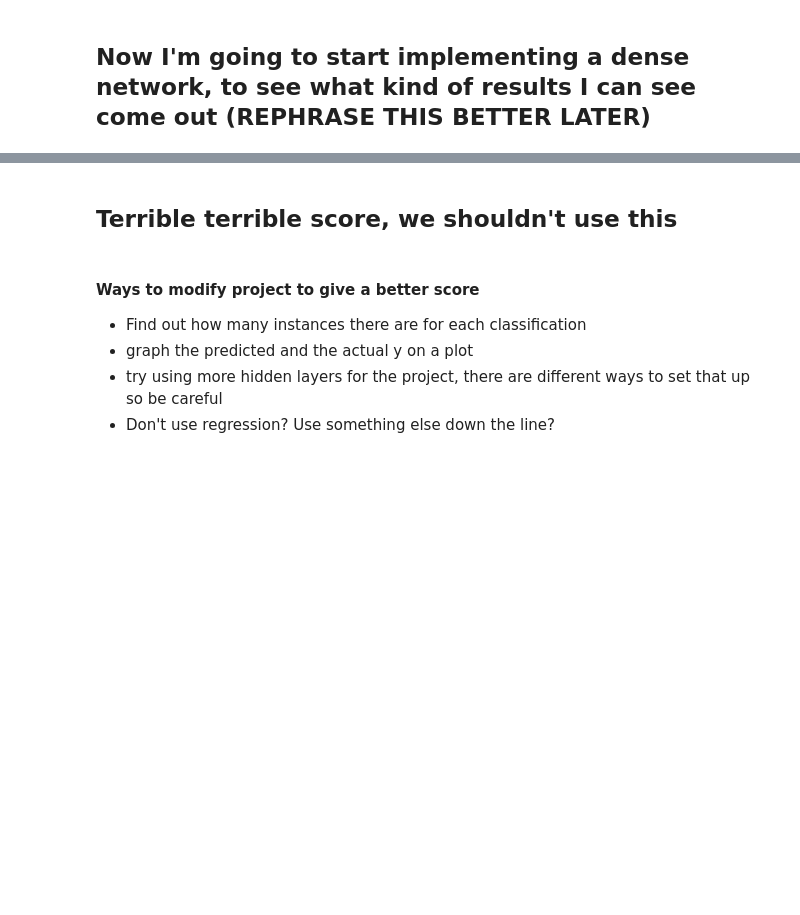
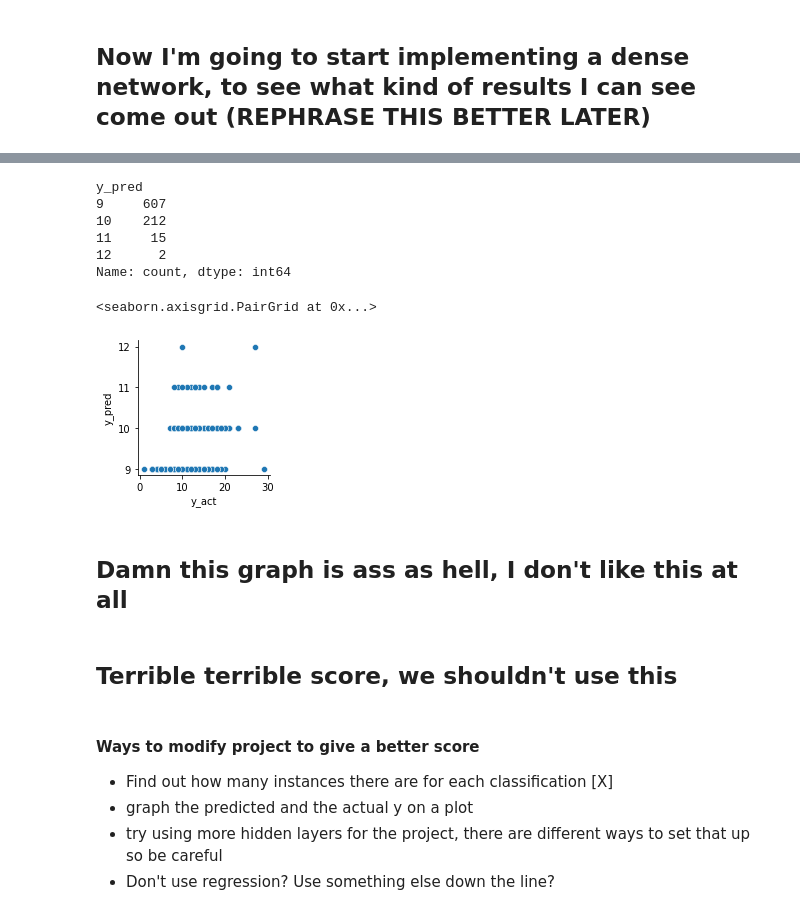
Before and after one commit to danieldlrio/Final-Project-EE5830, a Jupyter notebook: Final_DanielDelRio.ipynb, the cells around one changed output, grey strips where cells are left out. Cells and saved outputs as stored; diff of their text form; code cells hidden in the pictures; blank space fills up the shorter version.

Commit message:
value_counts()

```diff
--- a/Final_DanielDelRio.ipynb
+++ b/Final_DanielDelRio.ipynb
@@ -91,7 +95,7 @@ class Project_Network(torch.nn.Module):
     def __init__(
         self,
         n_input_columns: int,
-        hidden_layer_sizes = (4,),
+        hidden_layer_sizes = (100,),
         act_func = torch.nn.functional.relu,
     ):
 
@@ -183,0 +210,3 @@ pipeline_aba.score(X_test, y_test)
+# %%
+aba_y_pred = pipeline_aba.predict(X_test)
+aba_y_pred = aba_y_pred.astype(np.int32)
@@ -183,0 +233,7 @@ pipeline_aba.score(X_test, y_test)
+# %%
+y_array_test = y_test.to_numpy()
+y_array_test = y_array_test.transpose()
+y_array_test
+#y_array_test2 = []
+
+#for num in range(y_array_test):
@@ -183,0 +258,8 @@ pipeline_aba.score(X_test, y_test)
+# %%
+df_pred = pd.DataFrame.from_dict(
+    {
+        'y_pred': aba_y_pred[:, 0],
+        'y_act': y_array_test,
+    }
+)
+df_pred
@@ -184,8 +280,24 @@ pipeline_aba.score(X_test, y_test)
+# %%
+df_pred['y_pred'].value_counts()
+# %% [output]
+y_pred
+9     607
+10    212
+11     15
+12      2
+Name: count, dtype: int64
+# %%
+sns.pairplot(df_pred, y_vars='y_pred', x_vars='y_act')
+# %% [output]
+<seaborn.axisgrid.PairGrid at 0x...>
+[figure, added]
+# %% [markdown]
+## Damn this graph is ass as hell, I don't like this at all
 # %% [markdown]
 ## Terrible terrible score, we shouldn't use this
 # %% [markdown]
 #### Ways to modify project to give a better score
-- Find out how many instances there are for each classification
+- Find out how many instances there are for each classification  [X]
 - graph the predicted and the actual y on a plot
 - try using more hidden layers for the project, there are different ways to set that up so be careful
 - Don't use regression? Use something else down the line?
```
Also changed, not shown: parts of 9 cells of this notebook.
